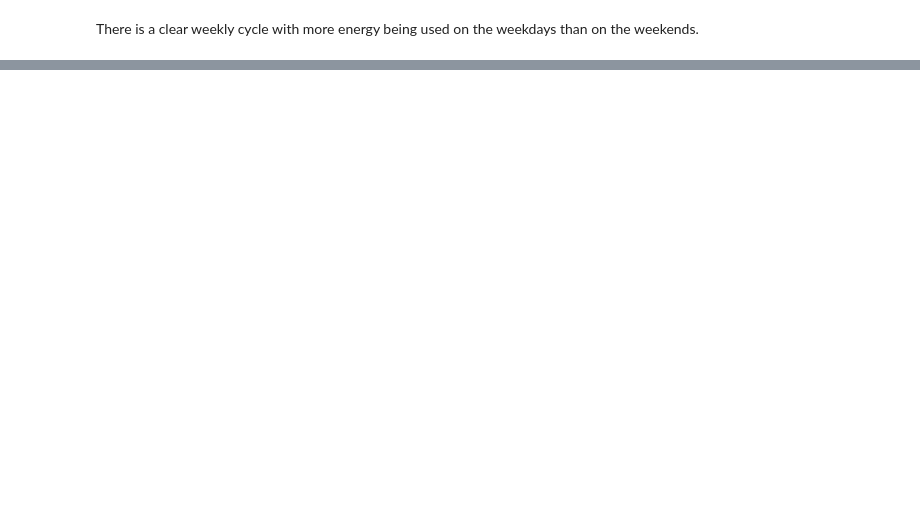
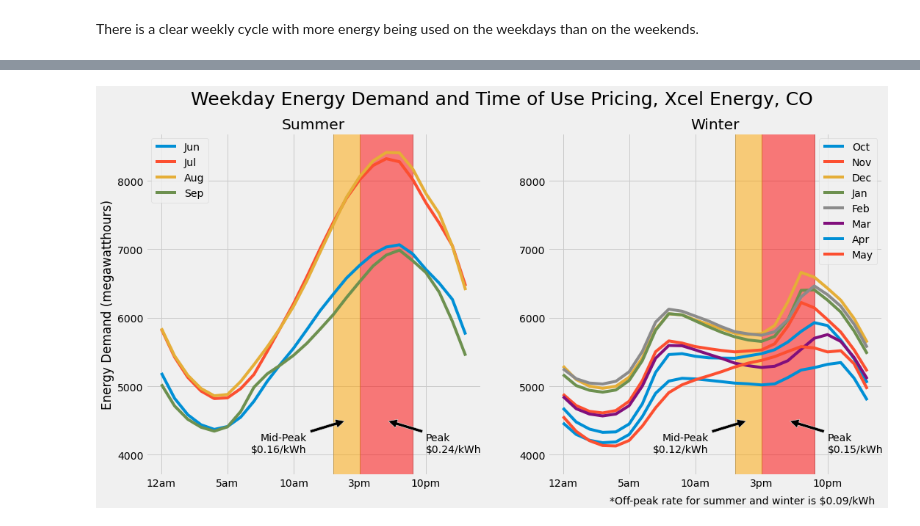
Before and after one commit to mharty3/energy_data_capstone, a Jupyter notebook: 00_data_source_exploration/energy_demand_api.ipynb, the cells around one changed output, grey strips where cells are left out. Saved outputs shown, nothing was run; the diff lists cells and outputs as text; code cells hidden in the pictures; blank space fills up the shorter version.

```diff
--- a/00_data_source_exploration/energy_demand_api.ipynb
+++ b/00_data_source_exploration/energy_demand_api.ipynb
@@ -126,0 +130,60 @@ for a in ax:
+# %%
+plt.style.use('fivethirtyeight')
+fig, ax = plt.subplots(ncols=2, figsize=(16, 8))
+
+
+fig.suptitle('Weekday Energy Demand and Time of Use Pricing, Xcel Energy, CO', fontsize=25)
+ax[0].set_title('Summer')
+ax[0].set_ylabel('Energy Demand (megawatthours)')
+ax[1].set_title('Winter')
+
+hourly[['Jun', 'Jul', 'Aug', 'Sep']].plot(ax=ax[0])
+hourly[['Oct', 'Nov', 'Dec', 'Jan', 'Feb', 'Mar', 'Apr', 'May',]].plot(ax=ax[1])
+
+for a in ax:
+    a.set_ylim((3700, 8700))
+    a.set_xlabel('Hour')
+
+    a.axvline(13, color='grey', linewidth=.75, zorder=1)
+    a.axvline(15, color='grey', linewidth=.75, zorder=1)
+    a.axvline(19, color='grey', linewidth=.75, zorder=1)
+
+    a.axvspan(xmin=15, xmax=19, alpha=.5, color='red')
+    a.axvspan(xmin=13, xmax=15, alpha=.5, color='orange')
+
+    a.set_xticks([0, 5, 10, 15, 20])
+    a.set_xticklabels(['12am', '5am', '10am', '3pm', '10pm'])
+    a.set_xlabel('')
+
+
+
+ax[0].annotate('Mid-Peak\n$0.16/kWh', xy=(14, 4500),  xycoords='data',
+            xytext=(11, 4000), textcoords='data',
+            arrowprops=dict(facecolor='black', shrink=0.05),
+            horizontalalignment='right', verticalalignment='bottom',
+            )
+
+ax[0].annotate('Peak\n$0.24/kWh', xy=(17, 4500),  xycoords='data',
+            xytext=(20, 4000), textcoords='data',
+            arrowprops=dict(facecolor='black', shrink=0.05),
+            horizontalalignment='left', verticalalignment='bottom',
+            )
+
+ax[1].annotate('Mid-Peak\n$0.12/kWh', xy=(14, 4500),  xycoords='data',
+            xytext=(11, 4000), textcoords='data',
+            arrowprops=dict(facecolor='black', shrink=0.05),
+            horizontalalignment='right', verticalalignment='bottom',
+            )
+
+ax[1].annotate('Peak\n$0.15/kWh', xy=(17, 4500),  xycoords='data',
+            xytext=(20, 4000), textcoords='data',
+            arrowprops=dict(facecolor='black', shrink=0.05),
+            horizontalalignment='left', verticalalignment='bottom',
+            )
+
+ax[0].annotate('*Off-peak rate for summer and winter is $0.09/kWh', xy=(.92, .005),
+               xycoords='figure fraction',
+               horizontalalignment='right',
+               verticalalignment='bottom');
+# %% [output]
+[figure, added]
```
Also changed, not shown: parts of 8 cells of this notebook.
